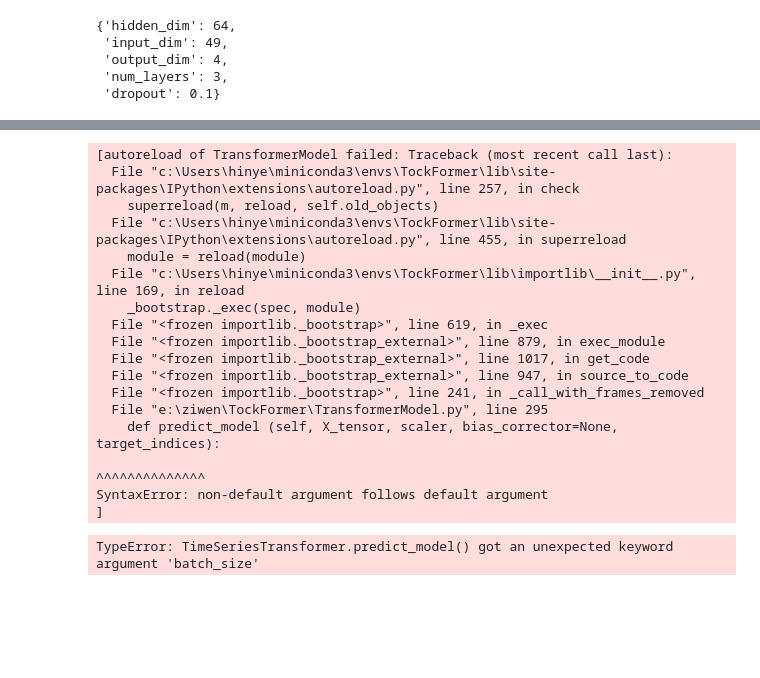
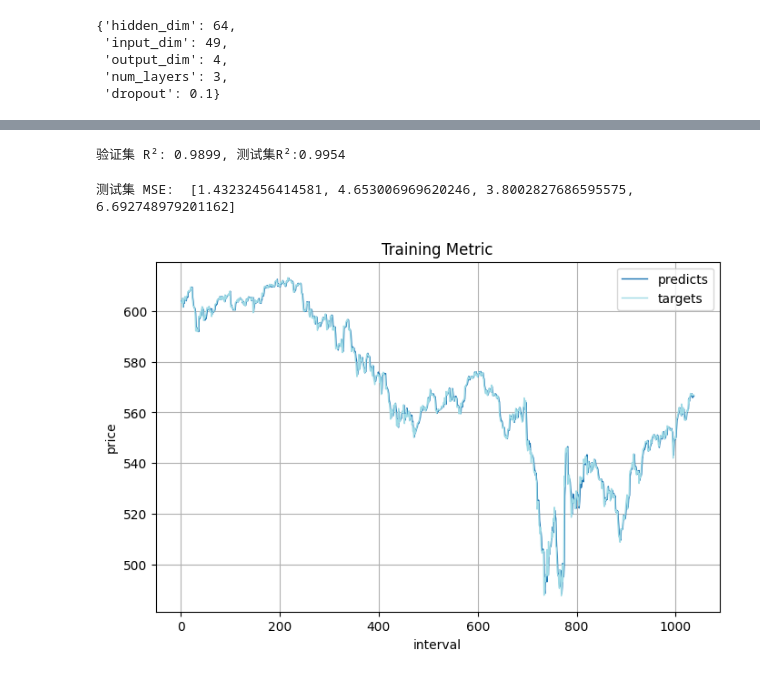
Before and after one commit to cziwen/TockFormer, a Jupyter notebook: fitModel.ipynb, the cells around one changed output, grey strips where cells are left out. Drawn from its saved outputs; the diff is of its cells as text; code cells hidden in the pictures; blank space fills up the shorter version.

Commit message:
This is SHOCKING! linear model outperformed neurual architectures.....
I need more test to verify this, and I need to try XGBoost to see if tree can also do this...

```diff
--- a/fitModel.ipynb
+++ b/fitModel.ipynb
@@ -285,0 +250,8 @@ plot_multiple_curves (curve_dict, x_label='interval', y_label='price')
+# %%
+# 准备数据集
+X_train = train_dataset.tensors[0]
+y_train = train_dataset.tensors[1]
+X_val = val_dataset.tensors[0]
+y_val = val_dataset.tensors[1]
+X_test = test_dataset.tensors[0]
+y_test = test_dataset.tensors[1]
@@ -285,0 +264,22 @@ plot_multiple_curves (curve_dict, x_label='interval', y_label='price')
+# %%
+# 训练 线形模型
+ridge = Ridge (alpha=1.0)
+ridge.fit (X_train.reshape(X_train.shape[0], -1), y_train)
+score_val = ridge.score (X_val.reshape(X_val.shape[0], -1), y_val)
+score_test = ridge.score (X_test.reshape(X_test.shape[0], -1), y_test)
+print (f"验证集 R²: {score_val:.4f}, 测试集R²:{score_test:.4f}")
+# %% [output]
+验证集 R²: 0.9899, 测试集R²:0.9954
+# %%
+preds_rg = ridge.predict (X_test.reshape(X_test.shape[0], -1))
+preds_rg = safe_inverse_transform (preds_rg, scaler, target_indices)
+
+print ("测试集 MSE: ", [mean_squared_error(targets[:, i], preds_rg[:, i]) for i in range(preds_rg.shape[1])])
+
+curve_dict = {}
+curve_dict['predicts'] = preds_rg[:, 3]
+curve_dict['targets'] = targets[:, 3]
+plot_multiple_curves (curve_dict, x_label='interval', y_label='price')
+# %% [output]
+测试集 MSE:  [1.43232456414581, 4.653006969620246, 3.8002827686595575, 6.692748979201162]
+[figure, added]
@@ -286,26 +289,7 @@ plot_multiple_curves (curve_dict, x_label='interval', y_label='price')
 # %%
 # 整理数据
-X_val_tock = tock.predict_model (val_dataset, scaler=scaler, target_indices=target_indices)
-X_val_lstm = lstm.predict_model (val_dataset, scaler=scaler, target_indices=target_indices)
+X_val_tock = tock.predict_model (X_val, scaler=scaler, target_indices=target_indices)
+X_val_lstm = lstm.predict_model (X_val, scaler=scaler, target_indices=target_indices)
 
 X_val_bd = np.concatenate ((X_val_tock, X_val_lstm), axis=1)
-y_val_bd = y_val
+X_val_bd[:3]
-# %% [output]
-[autoreload of TransformerModel failed: Traceback (most recent call last):
-  File "c:\Users\hinye\miniconda3\envs\TockFormer\lib\site-packages\IPython\extensions\autoreload.py", line 257, in check
-    superreload(m, reload, self.old_objects)
-  File "c:\Users\hinye\miniconda3\envs\TockFormer\lib\site-packages\IPython\extensions\autoreload.py", line 455, in superreload
-    module = reload(module)
-  File "c:\Users\hinye\miniconda3\envs\TockFormer\lib\importlib\__init__.py", line 169, in reload
-    _bootstrap._exec(spec, module)
-  File "<frozen importlib._bootstrap>", line 619, in _exec
-  File "<frozen importlib._bootstrap_external>", line 879, in exec_module
-  File "<frozen importlib._bootstrap_external>", line 1017, in get_code
-  File "<frozen importlib._bootstrap_external>", line 947, in source_to_code
-  File "<frozen importlib._bootstrap>", line 241, in _call_with_frames_removed
-  File "e:\ziwen\TockFormer\TransformerModel.py", line 295
-    def predict_model (self, X_tensor, scaler, bias_corrector=None, target_indices):
-                                                                    ^^^^^^^^^^^^^^
-SyntaxError: non-default argument follows default argument
-]
-TypeError: TimeSeriesTransformer.predict_model() got an unexpected keyword argument 'batch_size'
```
Also changed, not shown: parts of 19 cells of this notebook, 2 other files.
